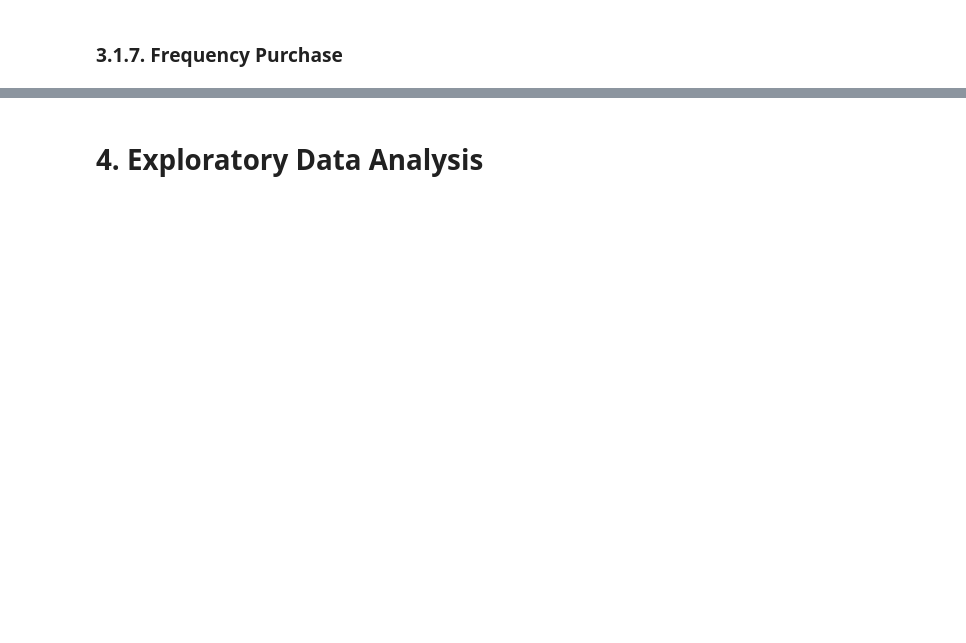
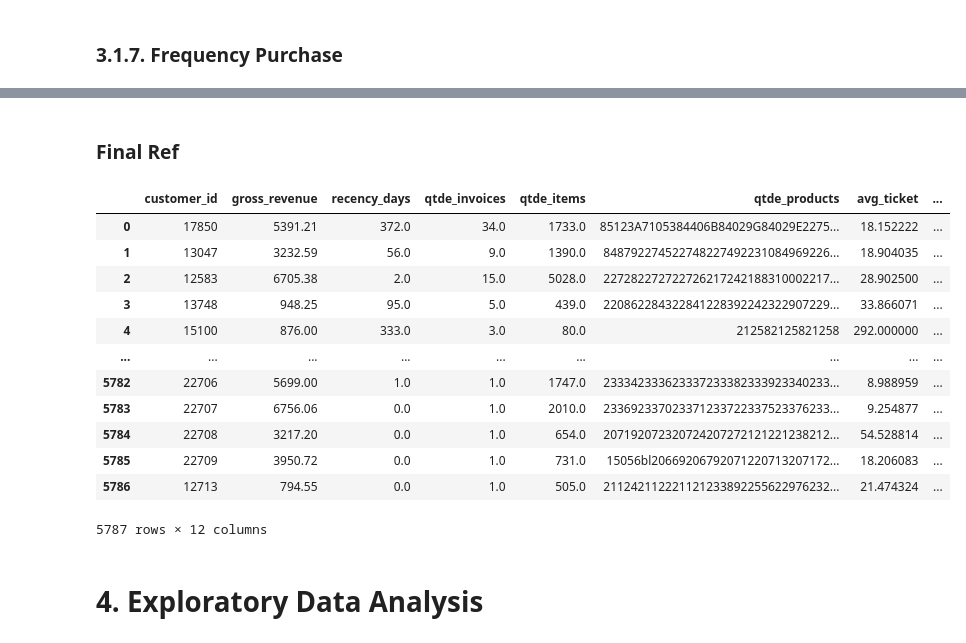
Before and after one commit to joaohenritm/Insiders-Clustering, a Jupyter notebook: notebooks/c5.0-jhtm-end-to-end-clustering.ipynb, the cells around one changed output, grey strips where cells are left out. Saved outputs shown, nothing was run; the diff lists cells and outputs as text; code cells hidden in the pictures; blank space fills up the shorter version.

```diff
--- a/notebooks/c5.0-jhtm-end-to-end-clustering.ipynb
+++ b/notebooks/c5.0-jhtm-end-to-end-clustering.ipynb
@@ -312,3 +314,10 @@ df_ref = pd.merge(df_ref, df_freq, on='customer_id', how='left')
+# %%
+# Quantity of Items Purchased
+df_freq = (df3_purchases.loc[:,['customer_id', 'stock_code']].groupby('customer_id')
+                                                             .sum()
+                                                             .reset_index()
+                                                             .rename(columns={'stock_code':'qtde_products'}))
+df_ref = pd.merge(df_ref, df_freq, on='customer_id', how='left')
 # %% [markdown]
 ### 3.1.5. Average Ticket Value
 # %%
@@ -374,0 +376,8 @@ dtype: int64
+# %%
+df_returns = df3_returns[['customer_id', 'quantity']].groupby('customer_id').sum().reset_index().rename(columns={'quantity':'qtde_returns'})
+df_returns['qtde_returns'] = df_returns['qtde_returns'] * -1
+
+df_ref = pd.merge(df_ref, df_returns, how='left', on='customer_id')
+df_ref.loc[df_ref['qtde_returns'].isna(), 'qtde_returns'] = 0
+
+df_ref.isna().sum()
@@ -376,0 +398,12 @@ dtype: int64
+# %%
+df_aux = (df3_purchases.loc[:, ['customer_id', 'invoice_no', 'quantity']].groupby('customer_id')
+                                                                               .agg(n_purchase=('invoice_no', 'nunique'),
+                                                                                    n_products=('quantity', 'sum'))
+                                                                               .reset_index())
+
+# calculation
+df_aux['avg_basket_size'] = df_aux['n_products'] / df_aux['n_purchase']
+
+# merge
+df_ref = pd.merge(df_ref, df_aux[['customer_id', 'avg_basket_size']], how='left', on='customer_id')
+df_ref.isna().sum()
@@ -376,0 +425,12 @@ dtype: int64
+# %%
+df_aux = (df3_purchases.loc[:, ['customer_id', 'invoice_no', 'stock_code']].groupby('customer_id')
+                                                                               .agg(n_purchase=('invoice_no', 'nunique'),
+                                                                                    n_products=('stock_code', 'count'))
+                                                                               .reset_index())
+
+# calculation
+df_aux['avg_unique_basket_size'] = df_aux['n_products'] / df_aux['n_purchase']
+
+# merge
+df_ref = pd.merge(df_ref, df_aux[['customer_id', 'avg_unique_basket_size']], how='left', on='customer_id')
+df_ref.isna().sum()
@@ -377,3 +451,21 @@ dtype: int64
+# %% [markdown]
+### Final Ref
+# %%
+df_ref
+# %% [output]
+|  | customer_id | gross_revenue | recency_days | qtde_invoices | qtde_items | qtde_products | avg_ticket | ... |
+| 0 | 17850 | 5391.21 | 372.0 | 34.0 | 1733.0 | 85123A7105384406B84029G84029E2275... | 18.152222 | ... |
+| 1 | 13047 | 3232.59 | 56.0 | 9.0 | 1390.0 | 848792274522748227492231084969226... | 18.904035 | ... |
+| 2 | 12583 | 6705.38 | 2.0 | 15.0 | 5028.0 | 227282272722726217242188310002217... | 28.902500 | ... |
+| 3 | 13748 | 948.25 | 95.0 | 5.0 | 439.0 | 220862284322841228392242322907229... | 33.866071 | ... |
+| 4 | 15100 | 876.00 | 333.0 | 3.0 | 80.0 | 212582125821258 | 292.000000 | ... |
+| ... | ... | ... | ... | ... | ... | ... | ... | ... |
+| 5782 | 22706 | 5699.00 | 1.0 | 1.0 | 1747.0 | 233342333623337233382333923340233... | 8.988959 | ... |
+| 5783 | 22707 | 6756.06 | 0.0 | 1.0 | 2010.0 | 233692337023371233722337523376233... | 9.254877 | ... |
+| 5784 | 22708 | 3217.20 | 0.0 | 1.0 | 654.0 | 207192072320724207272121221238212... | 54.528814 | ... |
+| 5785 | 22709 | 3950.72 | 0.0 | 1.0 | 731.0 | 15056bl20669206792071220713207172... | 18.206083 | ... |
+| 5786 | 12713 | 794.55 | 0.0 | 1.0 | 505.0 | 211242112221121233892255622976232... | 21.474324 | ... |
+5787 rows × 12 columns
 # %% [markdown]
 # 4. Exploratory Data Analysis
 # %%
```
Also changed, not shown: parts of 33 cells of this notebook, 1 other file.
